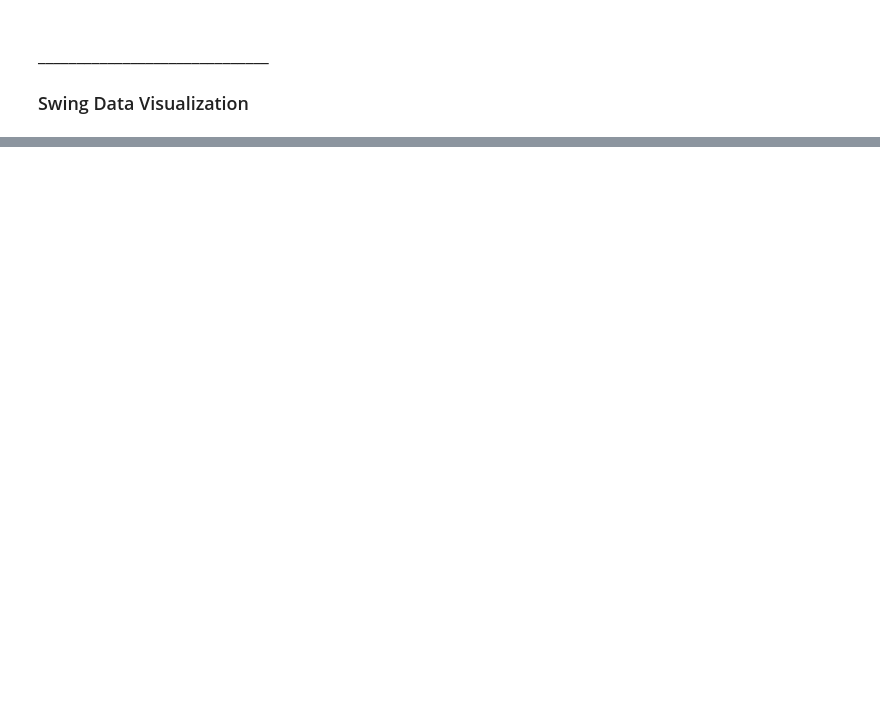
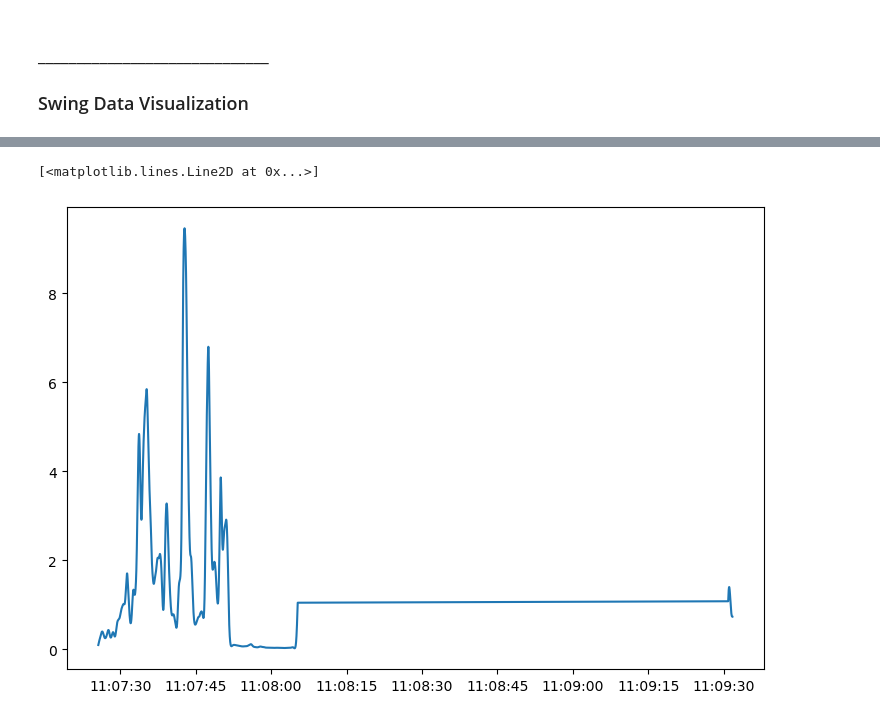
Before and after one commit to CS328-Fall2023-UMassCICS/FinalProject-Classification-nimchimpsky, a Jupyter notebook: final_processing.ipynb, the cells around one changed output, grey strips where cells are left out. Drawn from its saved outputs; the diff is of its cells as text; code cells hidden in the pictures; blank space fills up the shorter version.

```diff
--- a/final_processing.ipynb
+++ b/final_processing.ipynb
@@ -161,0 +225,5 @@ plt.show()
+# %%
+plt.plot(clean_forehand_df['time'],clean_forehand_df['filtered_accel_mag'])
+# %% [output]
+[<matplotlib.lines.Line2D at 0x...>]
+[figure, added]
```
Also changed, not shown: parts of 20 cells of this notebook.
